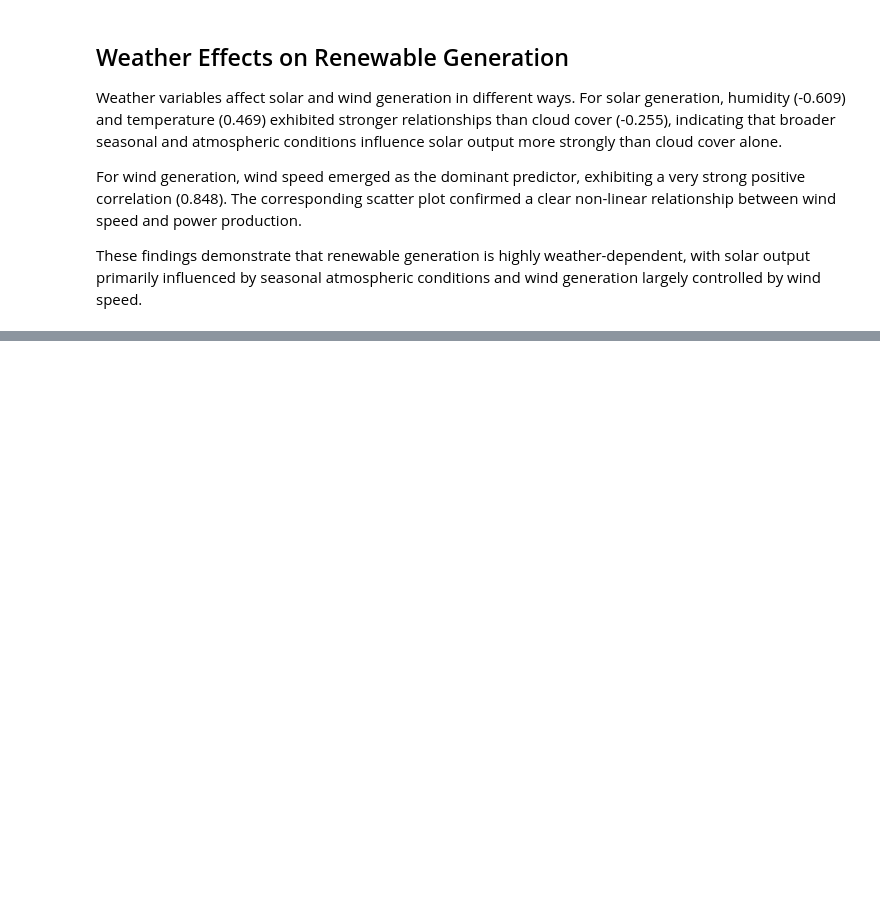
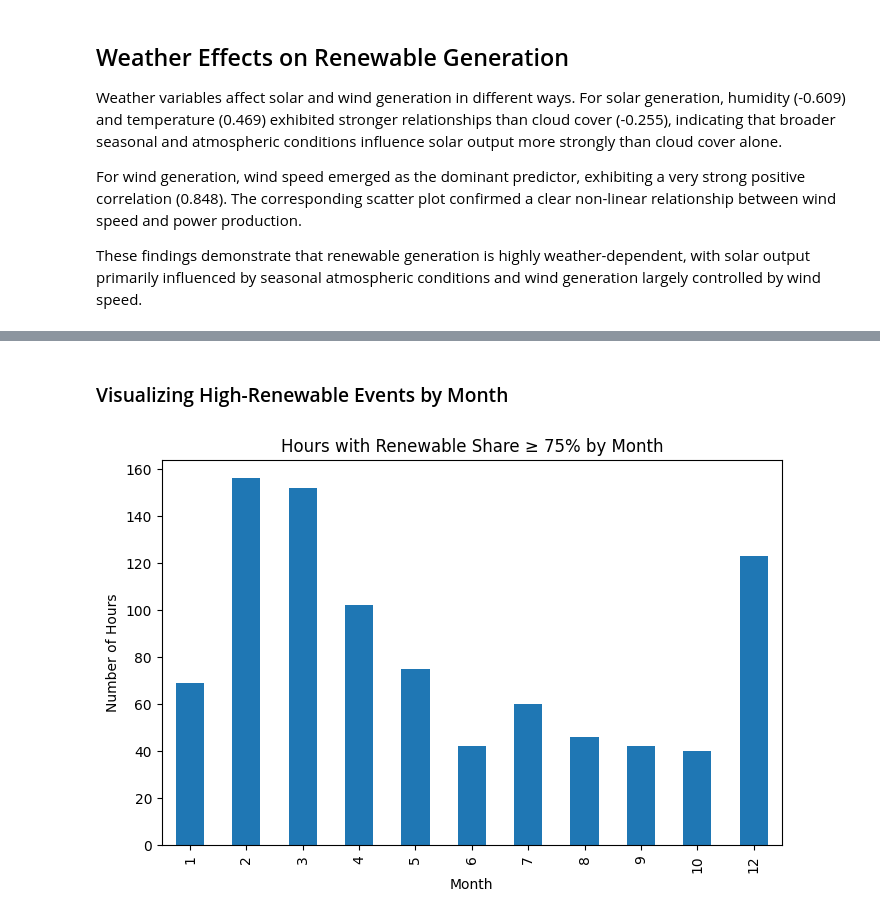
Before and after one commit to Kendivoen/energy-analytics-platform, a Jupyter notebook: notebooks/03_exploratory_data_analysis.ipynb, the cells around one changed output, grey strips where cells are left out. Drawn from its saved outputs; the diff is of its cells as text; code cells hidden in the pictures; blank space fills up the shorter version.

```diff
--- a/notebooks/03_exploratory_data_analysis.ipynb
+++ b/notebooks/03_exploratory_data_analysis.ipynb
@@ -818,0 +956,6 @@ These findings demonstrate that renewable generation is highly weather-dependent
+# %%
+very_high_renewable = eda_df[
+    eda_df['renewable_share_pct'] >= 75
+]
+
+len(very_high_renewable), len(very_high_renewable) / len(eda_df) * 100
@@ -818,0 +998,15 @@ These findings demonstrate that renewable generation is highly weather-dependent
+# %% [markdown]
+### Visualizing High-Renewable Events by Month
+# %%
+very_high_renewable['month'].value_counts().sort_index().plot(
+    kind='bar',
+    figsize=(8,5)
+)
+
+plt.title('Hours with Renewable Share ≥ 75% by Month')
+plt.xlabel('Month')
+plt.ylabel('Number of Hours')
+
+plt.show()
+# %% [output]
+[figure, added]
```
Also changed, not shown: parts of 45 cells of this notebook.
